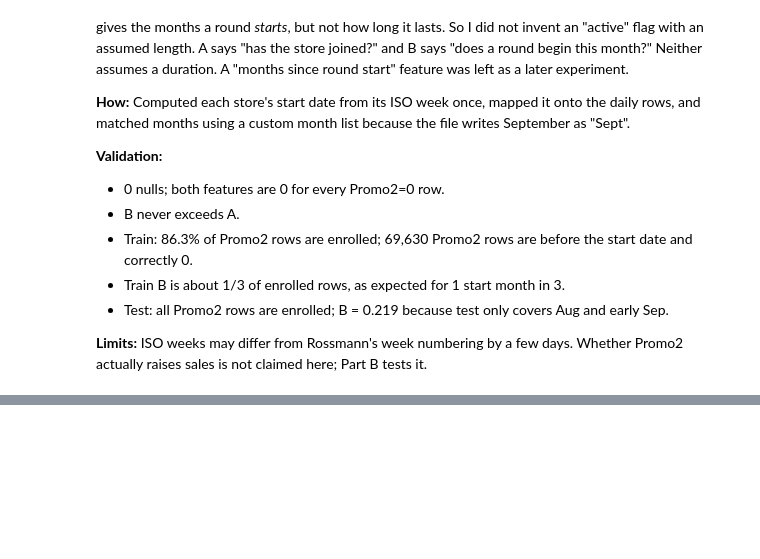
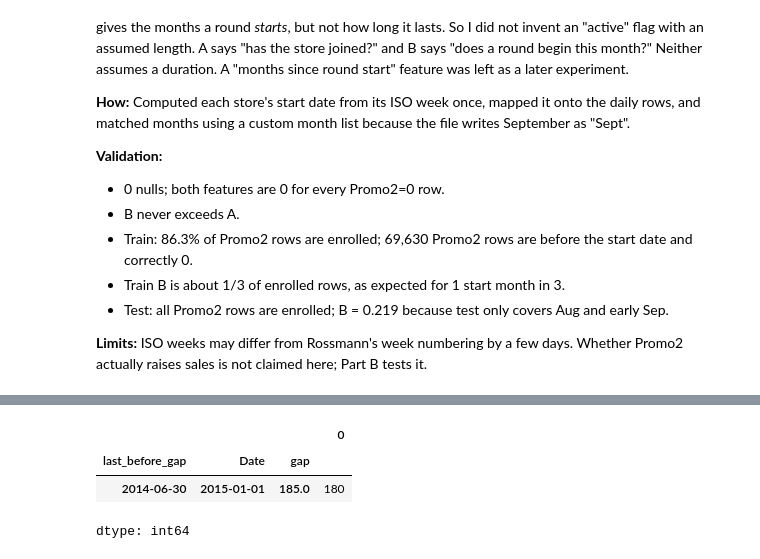
Before and after one commit to Aliraza-Amjad-Shaikh/demand-lens, a Jupyter notebook: notebooks/03_feature_engineering.ipynb, the cells around one changed output, grey strips where cells are left out. Saved outputs shown, nothing was run; the diff lists cells and outputs as text; code cells hidden in the pictures; blank space fills up the shorter version.

```diff
--- a/notebooks/03_feature_engineering.ipynb
+++ b/notebooks/03_feature_engineering.ipynb
@@ -434,0 +515,7 @@ Promo2=1 but not enrolled: 0
+# %%
+big.groupby(['last_before_gap', 'Date', 'gap']).size()
+# %% [output]
+|  |  |  | 0 |
+| last_before_gap | Date | gap |  |
+| 2014-06-30 | 2015-01-01 | 185.0 | 180 |
+dtype: int64
```
Also changed, not shown: parts of 8 cells of this notebook.
